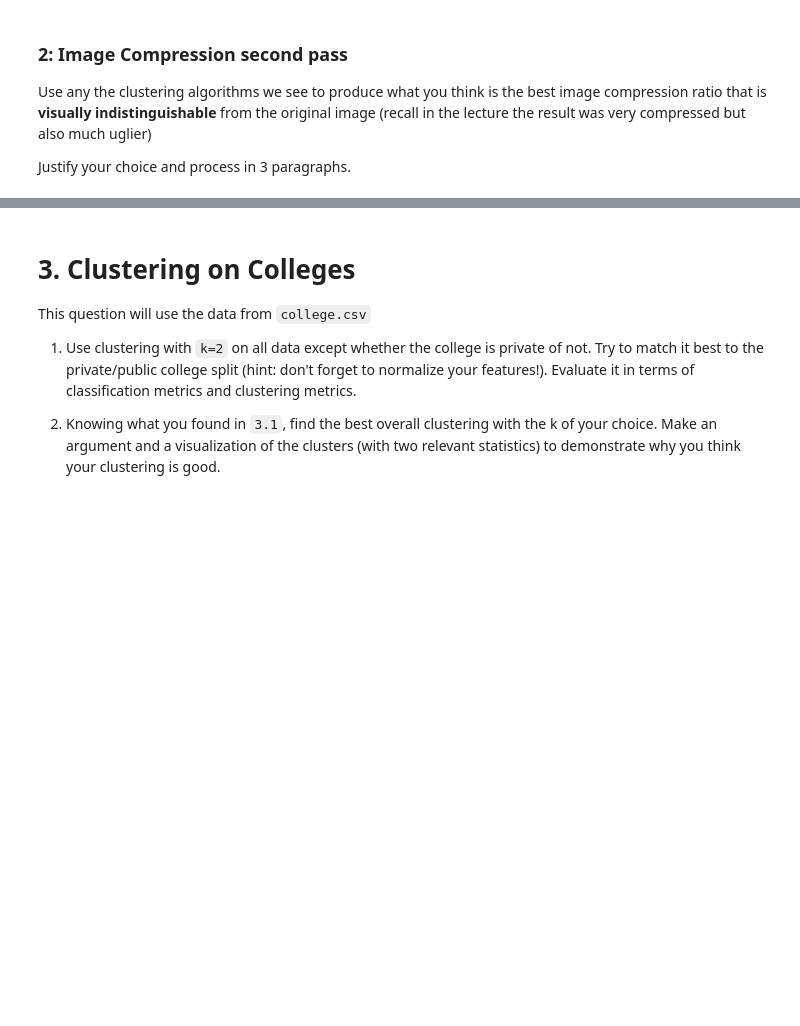
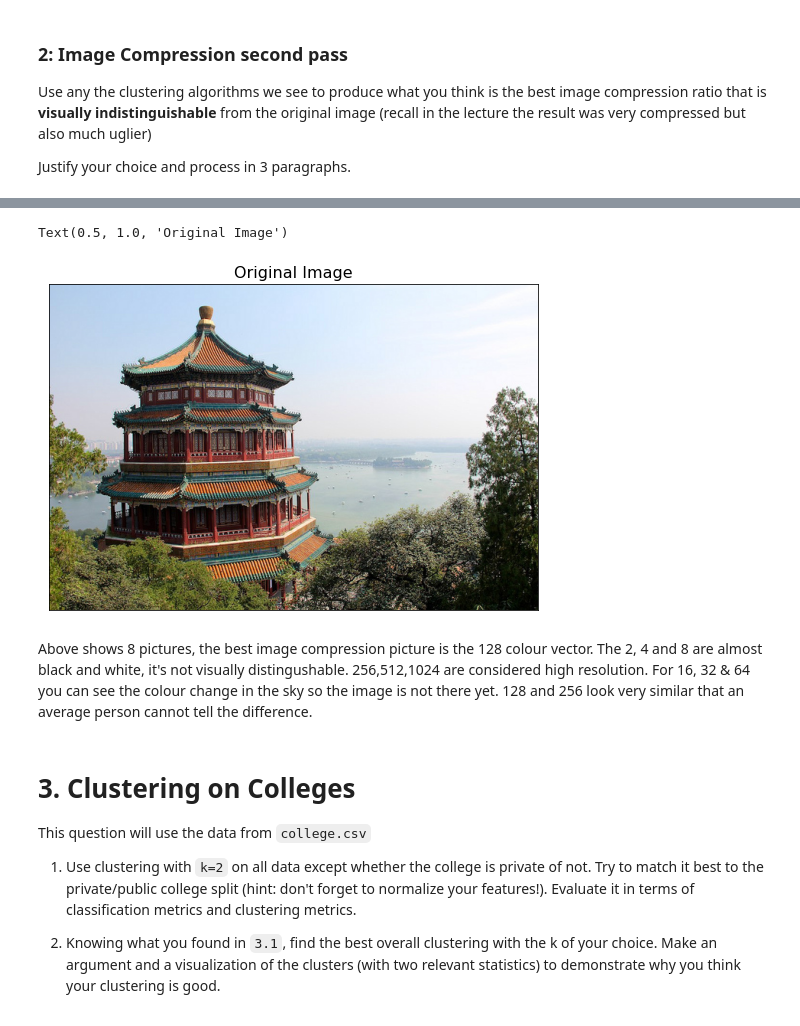
Before and after one commit to cb-ds-1/4-3-clustering, a Jupyter notebook: workshop.ipynb, the cells around one changed output, grey strips where cells are left out. Drawn from its saved outputs; the diff is of its cells as text; code cells hidden in the pictures; blank space fills up the shorter version.

```diff
--- a/workshop.ipynb
+++ b/workshop.ipynb
@@ -19,3 +135,16 @@ Justify your choice and process in 3 paragraphs.
+# %%
+china_recolored = new_colors.reshape(china.shape)
+
+fig, ax = plt.subplots(figsize=(16, 6),
+                       subplot_kw=dict(xticks=[], yticks=[]))
+fig.subplots_adjust(wspace=0.05)
+ax.imshow(china)
+ax.set_title('Original Image', size=16)
+# %% [output]
+Text(0.5, 1.0, 'Original Image')
+[figure, added]
+# %% [markdown]
+Above shows 8 pictures, the best image compression picture is the 128 colour vector. The 2, 4 and 8 are almost black and white, it's not visually distingushable. 256,512,1024 are considered high resolution. For 16, 32 & 64 you can see the colour change in the sky so the image is not there yet. 128 and 256 look very similar that an average person cannot tell the difference.
 # %% [markdown]
 # 3. Clustering on Colleges
 
```
Also changed, not shown: parts of 43 cells of this notebook, 1 other file.
